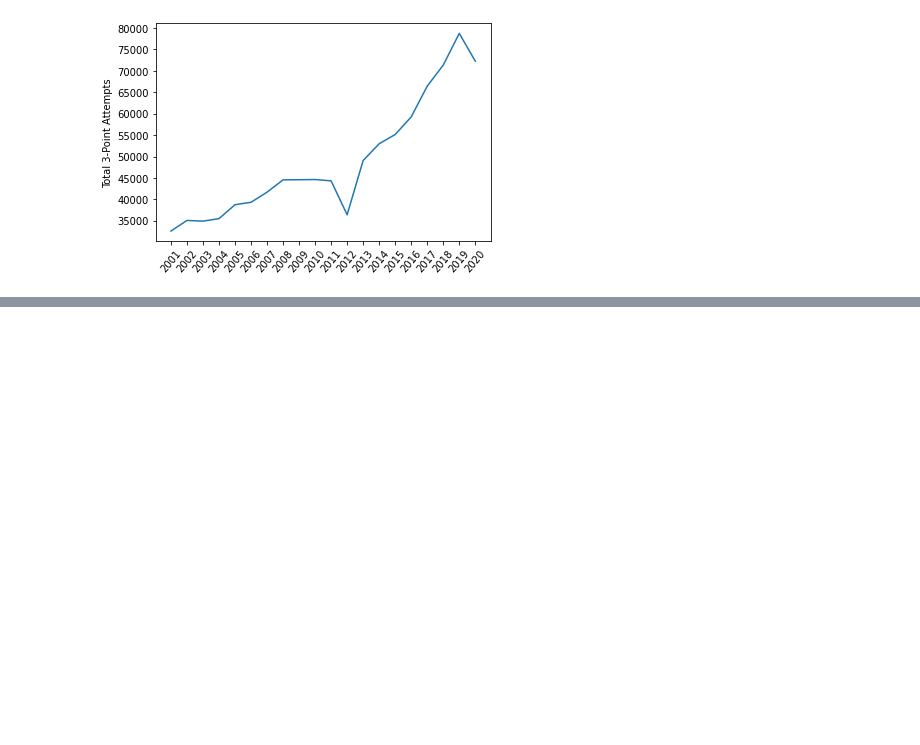
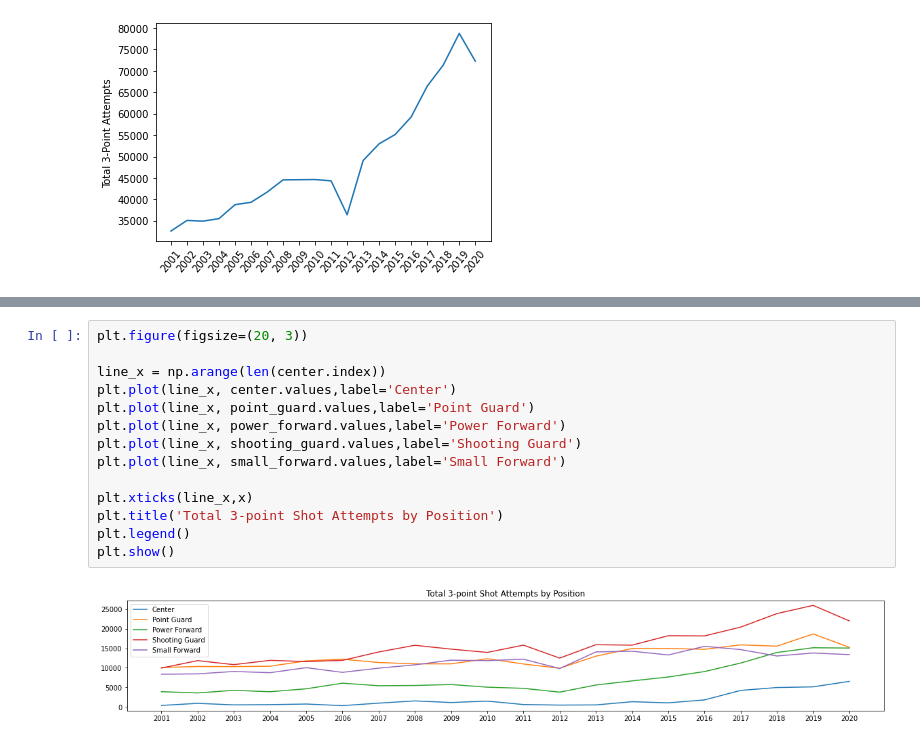
Before and after one commit to MManahan/NBA-Data-Project, a Jupyter notebook: EDA.ipynb, the cells around one changed output, grey strips where cells are left out. Cells and saved outputs as stored; diff of their text form; blank space fills up the shorter version.

```diff
--- a/EDA.ipynb
+++ b/EDA.ipynb
@@ -73,0 +125,16 @@ plt.plot(y)
+# %%
+plt.figure(figsize=(20, 3))
+
+line_x = np.arange(len(center.index))
+plt.plot(line_x, center.values,label='Center')
+plt.plot(line_x, point_guard.values,label='Point Guard')
+plt.plot(line_x, power_forward.values,label='Power Forward')
+plt.plot(line_x, shooting_guard.values,label='Shooting Guard')
+plt.plot(line_x, small_forward.values,label='Small Forward')
+
+plt.xticks(line_x,x)
+plt.title('Total 3-point Shot Attempts by Position')
+plt.legend()
+plt.show()
+# %% [output]
+[figure, added]
```
Also changed, not shown: parts of 7 cells of this notebook, 5 other files.
